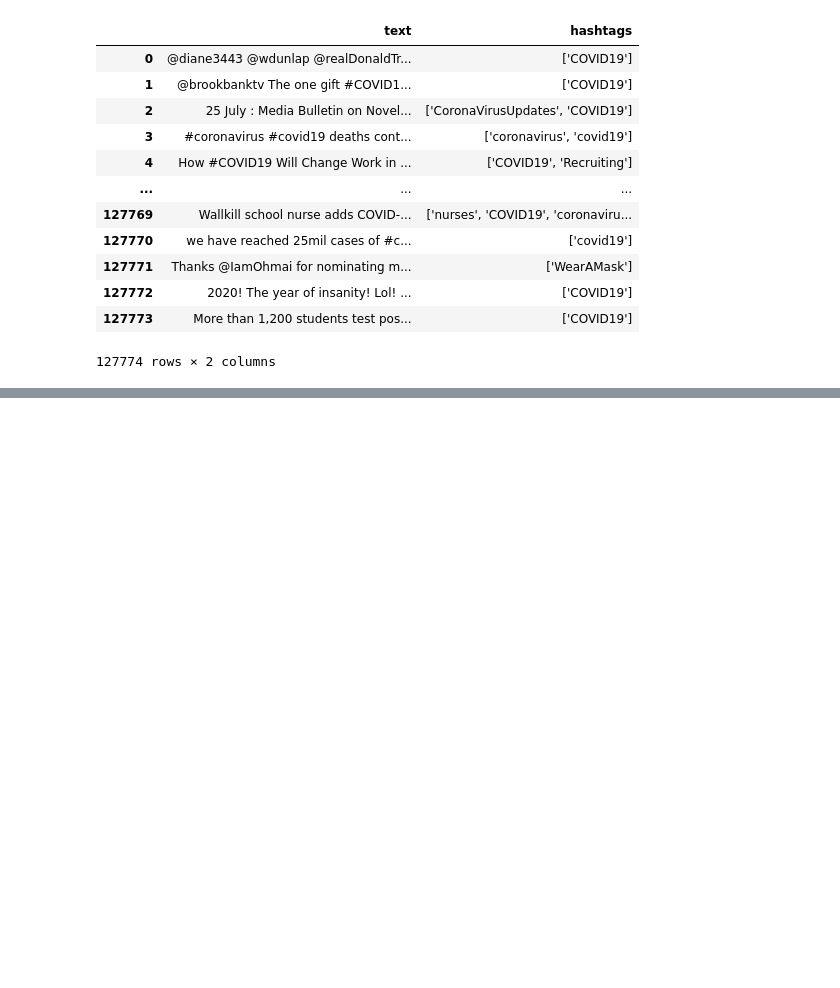
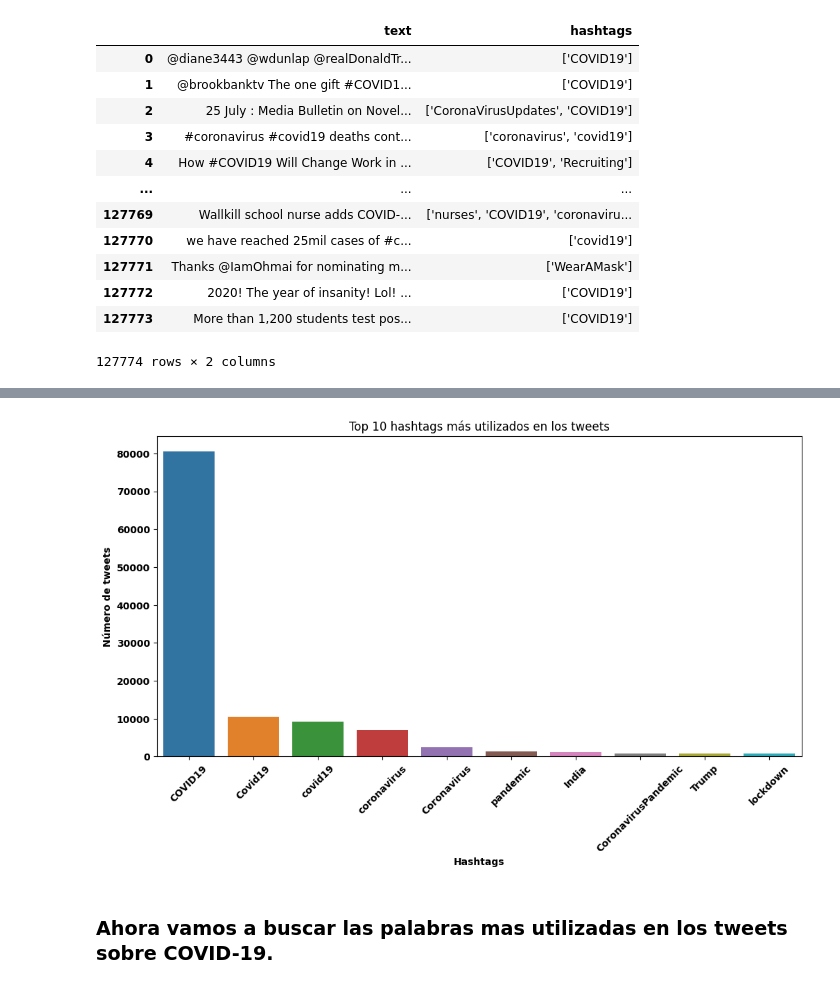
Before and after one commit to Enriquepardo/Dataset-Covid, a Jupyter notebook: DataSet_COVID.ipynb, the cells around one changed output, grey strips where cells are left out. Saved outputs shown, nothing was run; the diff lists cells and outputs as text; code cells hidden in the pictures; blank space fills up the shorter version.

```diff
--- a/DataSet_COVID.ipynb
+++ b/DataSet_COVID.ipynb
@@ -160,7 +146,7 @@ Name: count, dtype: int64
 # %%
 def separate_hashtags(df):
     # Crear una nueva columna "hashtag" separando los hashtags
-    df.loc[:, 'hashtag'] = df['hashtags'].str.split(',').copy()
+    df.loc[:, 'hashtag'] = df['hashtags'].str.split(',')
 
     # Expandir las filas si hay más de un hashtag
     df = df.explode('hashtag')
@@ -195,0 +197,22 @@ See the caveats in the documentation: https://pandas.pydata.org/pandas-docs/stab
+# %%
+import re
+
+def limpiar_hashtags(hashtags):
+    #  Expresión regular para encontrar hashtags
+    regex = r"(\w+)"
+
+    hashtags_limpios = []
+    for hashtag in hashtags:
+        #  Buscar coincidencias en el hashtag
+        coincidencias = re.findall(regex, hashtag)
+
+        #  Unir en un solo hashtag
+        cleaned_hashtag = ''.join(coincidencias)
+
+        hashtags_limpios.append(cleaned_hashtag)
+
+    return hashtags_limpios
+# %%
+# Aplicamos la limpieza de hashtags al DataFrame
+df_filt2_separated['hashtag_limpio'] = limpiar_hashtags(df_filt2_separated['hashtag'])
+df_filt2_separated
@@ -195,0 +233,4 @@ See the caveats in the documentation: https://pandas.pydata.org/pandas-docs/stab
+# %%
+# Contar los hashtags limpios
+top_10_hashtags = df_filt2_separated['hashtag_limpio'].value_counts().head(10)
+top_10_hashtags
@@ -195,0 +250,13 @@ See the caveats in the documentation: https://pandas.pydata.org/pandas-docs/stab
+# %%
+#  Ahora si podemos hacer el gráfico de barras de los 10 hashtags más utilizados en los tweets
+plt.figure(figsize=(12, 6))
+sns.barplot(x=top_10_hashtags.index, y=top_10_hashtags.values)
+plt.title('Top 10 hashtags más utilizados en los tweets')
+plt.xlabel('Hashtags')
+plt.ylabel('Número de tweets')
+plt.xticks(rotation=45)
+plt.show()
+# %% [output]
+[figure, added]
+# %% [markdown]
+### Ahora vamos a buscar las palabras mas utilizadas en los tweets sobre **COVID-19**.
```
Also changed, not shown: parts of 22 cells of this notebook, 1 other file.
